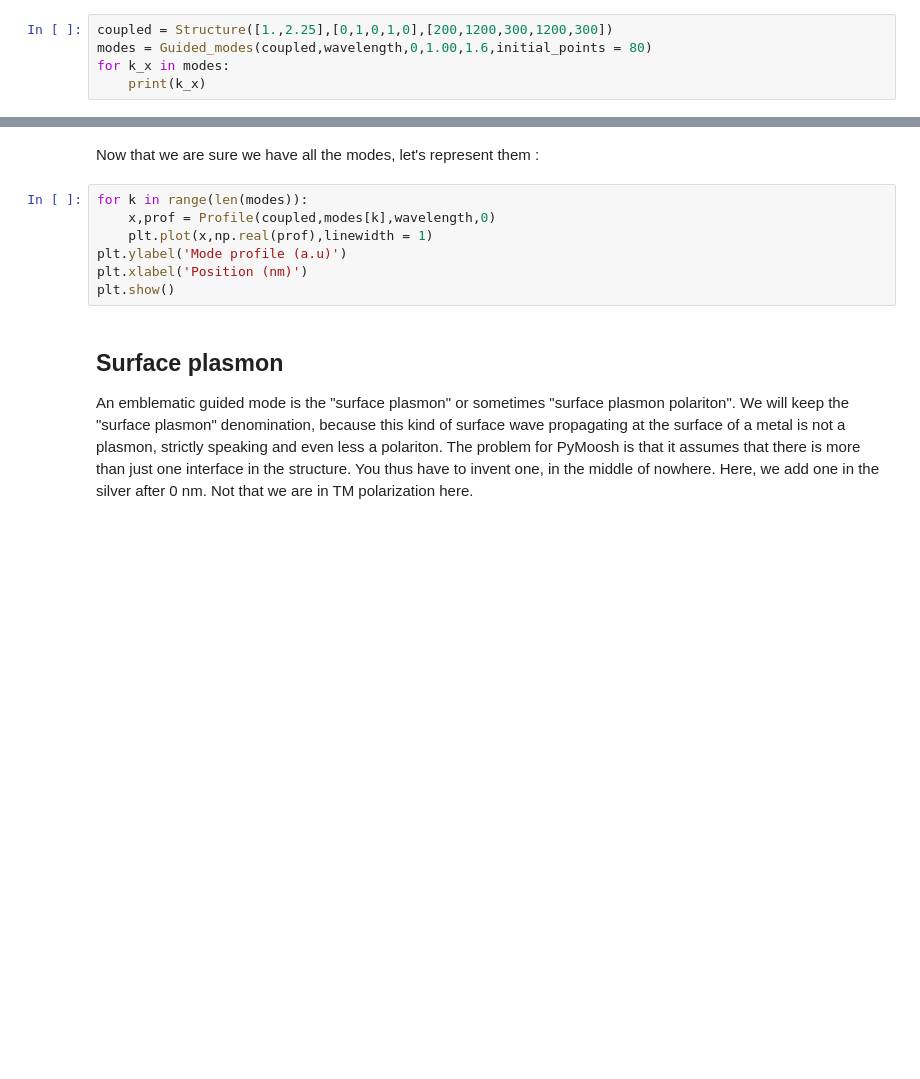
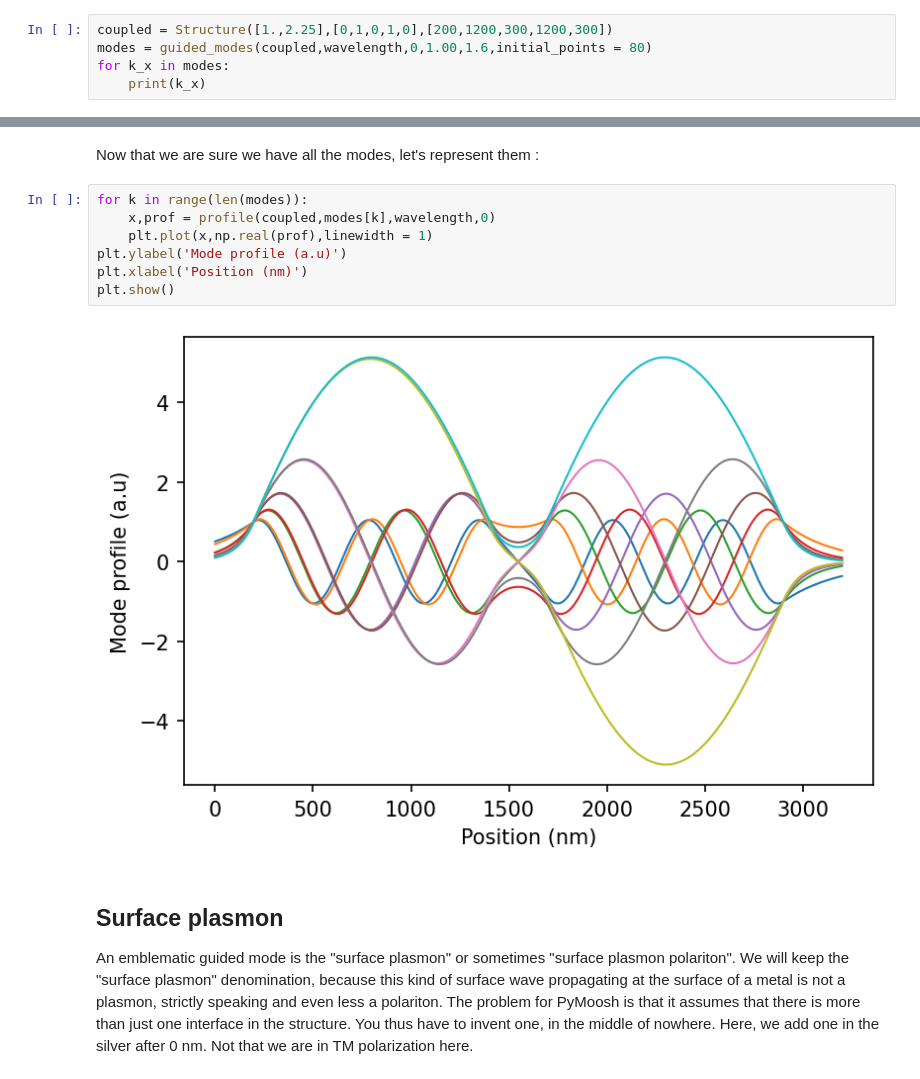
Before and after one commit to AnMoreau/PyMoosh, a Jupyter notebook: notebooks/Finding_representing_guided_modes.ipynb, the cells around one changed output, grey strips where cells are left out. Drawn from its saved outputs; the diff is of its cells as text; blank space fills up the shorter version.

```diff
--- a/notebooks/Finding_representing_guided_modes.ipynb
+++ b/notebooks/Finding_representing_guided_modes.ipynb
@@ -81,6 +90,6 @@ plt.show()
 Now, we will study quickly two coupled dielectric waaveguides, just for fun, because the modes are nice. First, as is obvious from the values of the effective index, the modes go in pair (a symetric and an antisymetric mode). Here, we had to increase the number of starting points for the steepest descent to 80, in order not to miss any mode.
 # %%
 coupled = Structure([1.,2.25],[0,1,0,1,0],[200,1200,300,1200,300])
-modes = Guided_modes(coupled,wavelength,0,1.00,1.6,initial_points = 80)
+modes = guided_modes(coupled,wavelength,0,1.00,1.6,initial_points = 80)
 for k_x in modes:
     print(k_x)
@@ -88,11 +111,13 @@ for k_x in modes:
 Now that we are sure we have all the modes, let's represent them :
 # %%
 for k in range(len(modes)):
-    x,prof = Profile(coupled,modes[k],wavelength,0)
+    x,prof = profile(coupled,modes[k],wavelength,0)
     plt.plot(x,np.real(prof),linewidth = 1)
 plt.ylabel('Mode profile (a.u)')
 plt.xlabel('Position (nm)')
 plt.show()
+# %% [output]
+[figure, added]
 # %% [markdown]
 ## Surface plasmon
 
```
Also changed, not shown: parts of 11 cells of this notebook, 1 other file.
